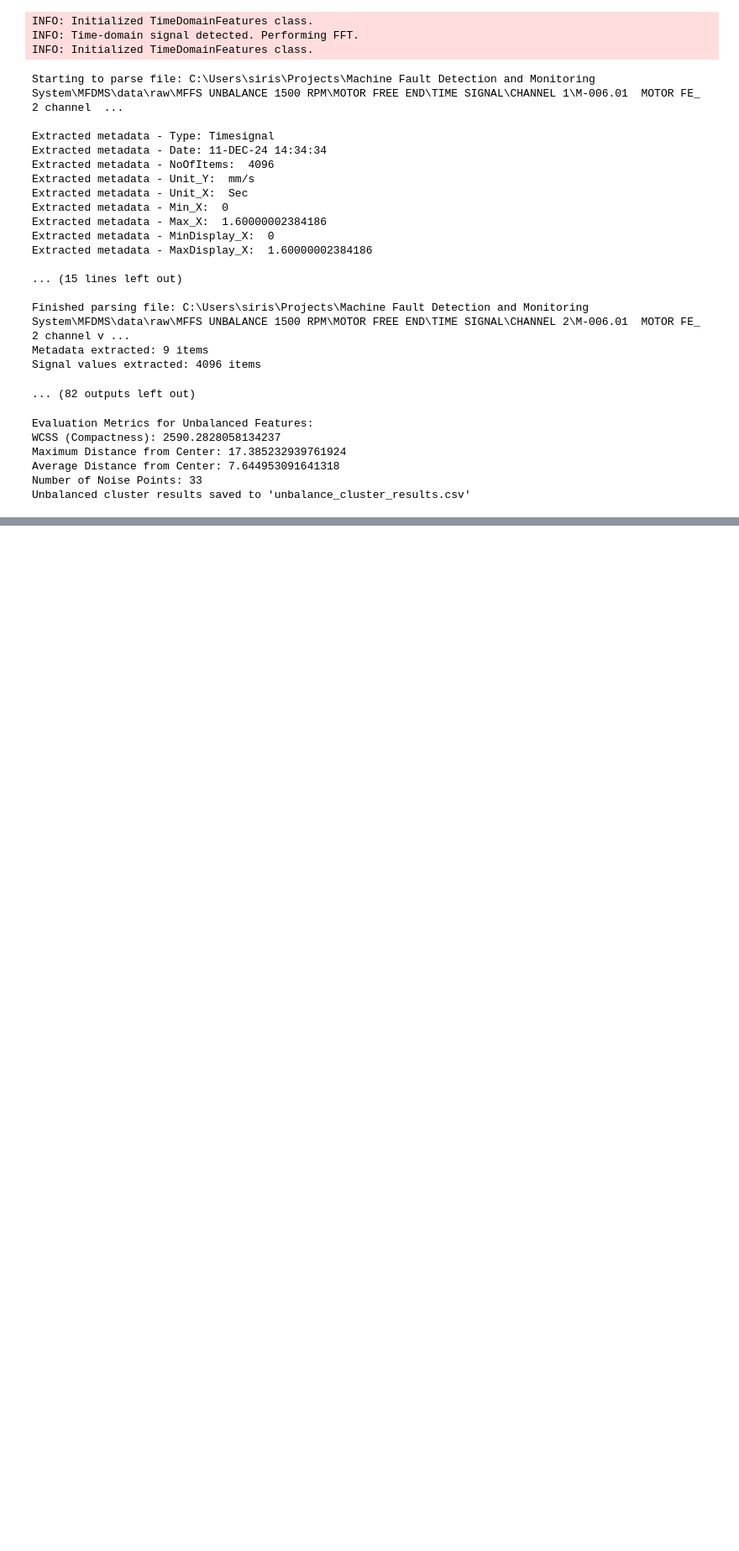
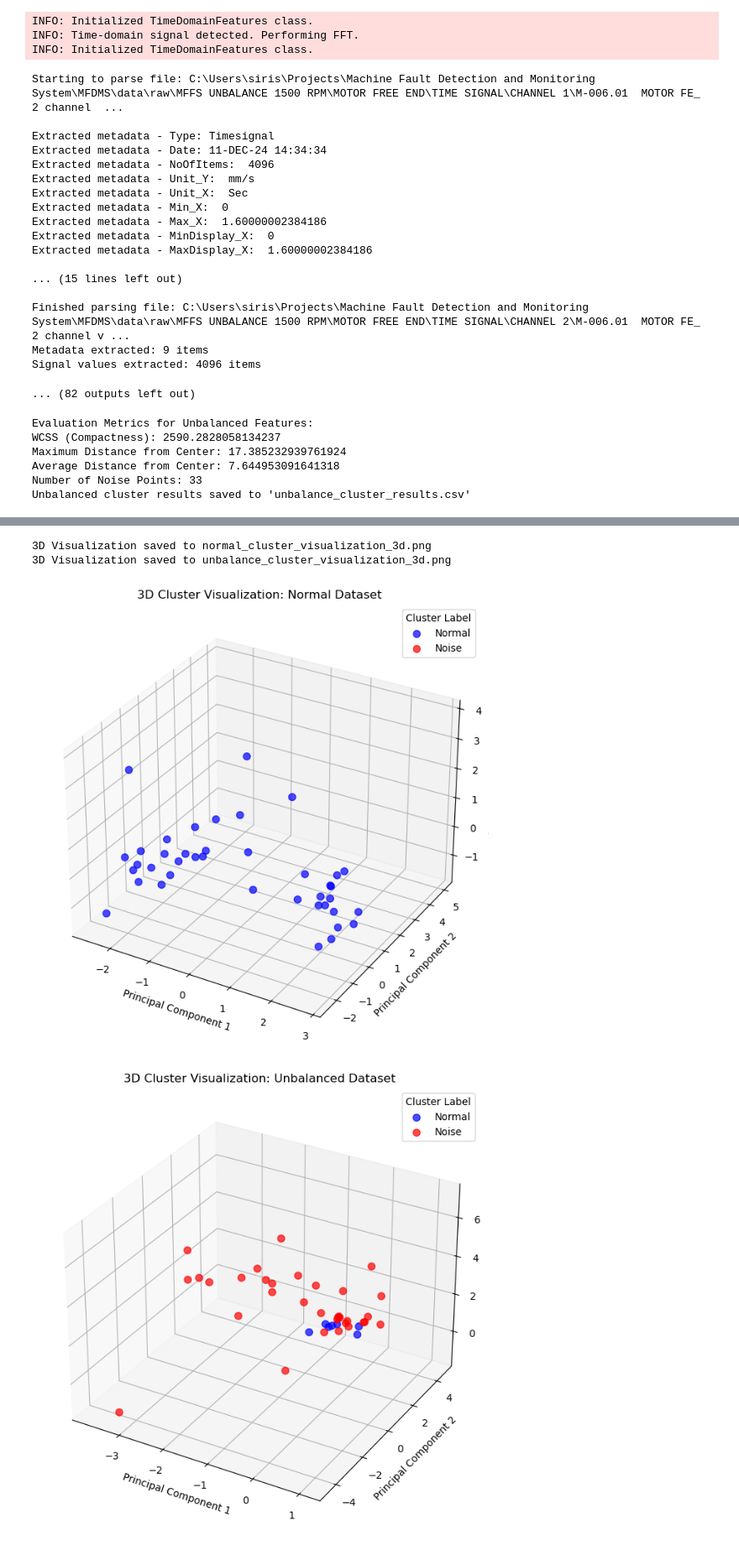
Before and after one commit to srihari-sirisipalli/MFSMD, a Jupyter notebook: notebooks/modeling/model.ipynb, the cells around one changed output, grey strips where cells are left out. Shown at 84% size. Drawn from its saved outputs; the diff is of its cells as text; code cells hidden in the pictures; blank space fills up the shorter version.

```diff
--- a/notebooks/modeling/model.ipynb
+++ b/notebooks/modeling/model.ipynb
@@ -1012,0 +1073,69 @@ Unbalanced cluster results saved to 'unbalance_cluster_results.csv'
+# %%
+from mpl_toolkits.mplot3d import Axes3D
+
+def visualize_clusters_3d(data, labels, title, pca_model, save_path=None):
+    """
+    Visualizes the clusters in 3D using PCA-reduced data.
+    - data: The original high-dimensional dataset.
+    - labels: The predicted cluster labels ("Normal" or "Noise").
+    - title: Title for the plot.
+    - pca_model: Pre-trained PCA model for dimensionality reduction.
+    - save_path: Path to save the visualization (optional).
+    """
+    # Reduce to 3 components for 3D visualization
+    reduced_data = pca_model.transform(data)[:, :3]
+    reduced_df = pd.DataFrame(reduced_data, columns=["PC1", "PC2", "PC3"])
+    reduced_df["Cluster Label"] = labels
+
+    fig = plt.figure(figsize=(10, 8))
+    ax = fig.add_subplot(111, projection="3d")
+
+    # Plot each cluster
+    for label, color in [("Normal", "blue"), ("Noise", "red")]:
+        cluster_data = reduced_df[reduced_df["Cluster Label"] == label]
+        ax.scatter(
+            cluster_data["PC1"],
+            cluster_data["PC2"],
+            cluster_data["PC3"],
+            label=label,
+            alpha=0.7,
+            s=50,
+            c=color
+        )
+
+    # Customize plot
+    ax.set_title(title)
+    ax.set_xlabel("Principal Component 1")
+    ax.set_ylabel("Principal Component 2")
+    ax.set_zlabel("Principal Component 3")
+    ax.legend(title="Cluster Label", loc="best")
+    ax.grid(True)
+
+    if save_path:
+        plt.savefig(save_path)
+        print(f"3D Visualization saved to {save_path}")
+    else:
+        plt.show()
+
+# Visualize Normal Dataset in 3D
+visualize_clusters_3d(
+    data=normal_scaled_data,
+    labels=normal_labels,
+    title="3D Cluster Visualization: Normal Dataset",
+    pca_model=best_pca,
+    save_path="normal_cluster_visualization_3d.png"
+)
+
+# Visualize Unbalanced Dataset in 3D
+visualize_clusters_3d(
+    data=unbalance_scaled_data,
+    labels=unbalance_labels,
+    title="3D Cluster Visualization: Unbalanced Dataset",
+    pca_model=best_pca,
+    save_path="unbalance_cluster_visualization_3d.png"
+)
+# %% [output]
+3D Visualization saved to normal_cluster_visualization_3d.png
+3D Visualization saved to unbalance_cluster_visualization_3d.png
+[figure, added]
+[figure, added]
```
Also changed, not shown: parts of 1 cell of this notebook, 4 other files.
